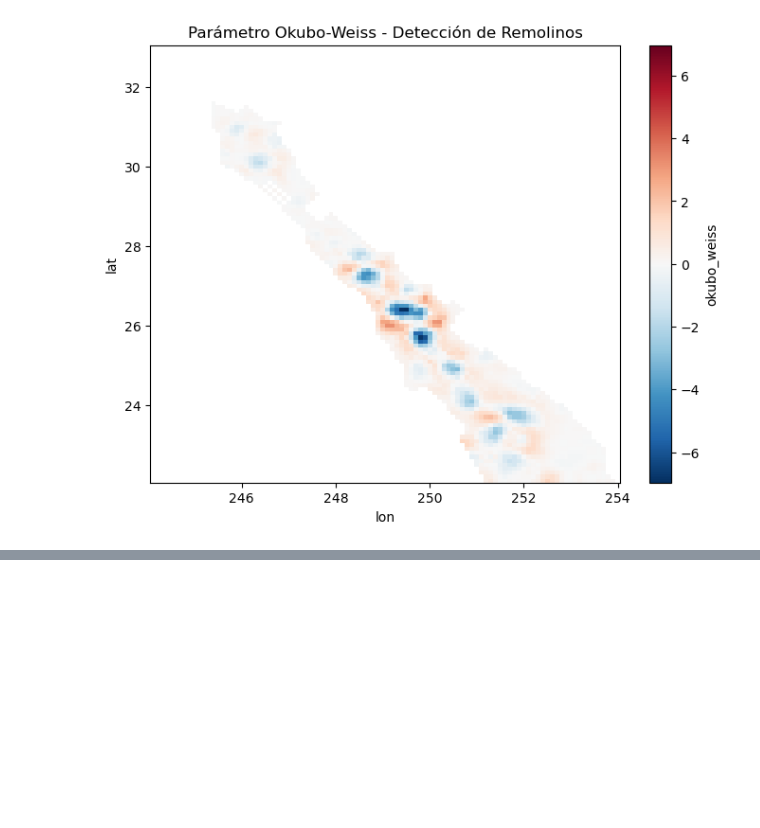
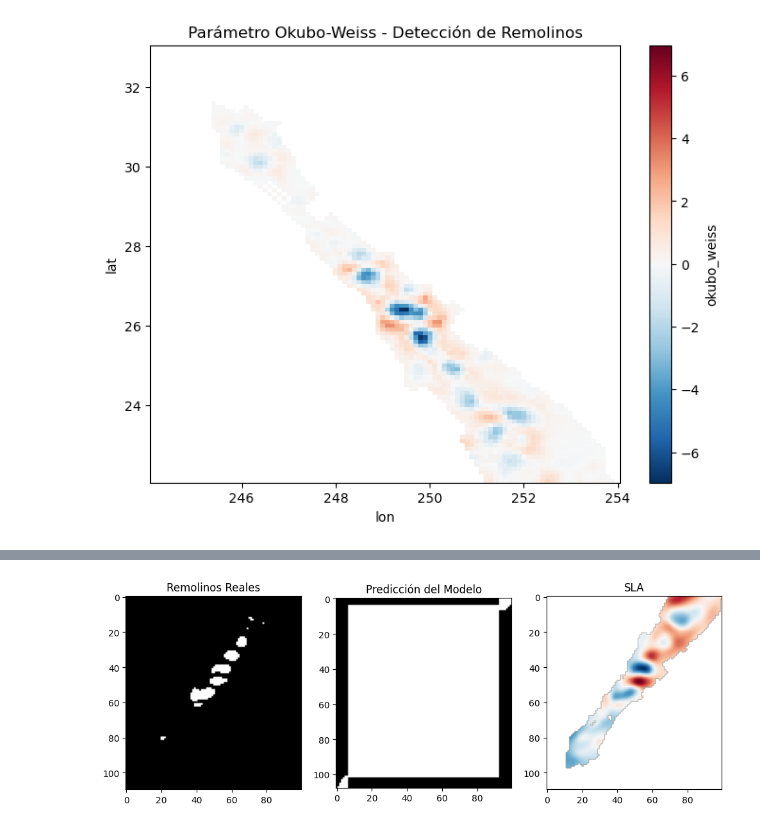
Before and after one commit to YuritzyPC/Eddies-NeurOST, a Jupyter notebook: metodosdedeteccion.ipynb, the cells around one changed output, grey strips where cells are left out. Saved outputs shown, nothing was run; the diff lists cells and outputs as text; code cells hidden in the pictures; blank space fills up the shorter version.

```diff
--- a/metodosdedeteccion.ipynb
+++ b/metodosdedeteccion.ipynb
@@ -1675,0 +1706,20 @@ plt.show()
+# %%
+import tensorflow as tf
+from tensorflow.keras import backend as K
+
+# Definir pesos manualmente
+peso_remolino = tf.constant(num_no_remolinos / num_remolinos, dtype=tf.float32)
+peso_no_remolino = tf.constant(1.0, dtype=tf.float32)
+
+def weighted_binary_crossentropy(y_true, y_pred):
+    """Función de pérdida ponderada para mapas de segmentación."""
+    y_true = tf.cast(y_true, tf.float32)  # Asegurar que sea float32
+    weights = tf.where(y_true == 1, peso_remolino, peso_no_remolino)
+    loss = K.binary_crossentropy(y_true, y_pred) * tf.cast(weights, tf.float32)
+    return K.mean(loss)
+
+# Compilar el modelo con la nueva pérdida
+modelo.compile(optimizer="adam", loss=weighted_binary_crossentropy, metrics=["accuracy"])
+
+# Entrenar con la nueva pérdida
+modelo.fit(X_seg, Y_seg, epochs=50, batch_size=16, validation_split=0.2)
@@ -1675,0 +1745,28 @@ plt.show()
+# %%
+import matplotlib.pyplot as plt
+
+# Hacer predicciones en los datos de entrenamiento
+Y_pred = modelo.predict(X)
+
+# Convertir a binario (umbral en 0.5)
+Y_pred_bin = (Y_pred > 0.5).astype(int)
+
+# Elegir un día aleatorio para ver la predicción
+idx = np.random.randint(0, X.shape[0])
+
+plt.figure(figsize=(12, 5))
+
+plt.subplot(1, 3, 1)
+plt.imshow(Y[idx].squeeze(), cmap="gray")
+plt.title("Remolinos Reales")
+
+plt.subplot(1, 3, 2)
+plt.imshow(Y_pred_bin[idx].squeeze(), cmap="gray")
+plt.title("Predicción del Modelo")
+
+plt.subplot(1, 3, 3)
+plt.imshow(X[idx, :, :, 0], cmap="RdBu_r")  # Mostrar SLA como referencia
+plt.title("SLA")
+
+plt.show()
+# %% [output]
@@ -1675,0 +1774 @@ plt.show()
+[figure, added]
```
Also changed, not shown: parts of 18 cells of this notebook, 2 other files.
